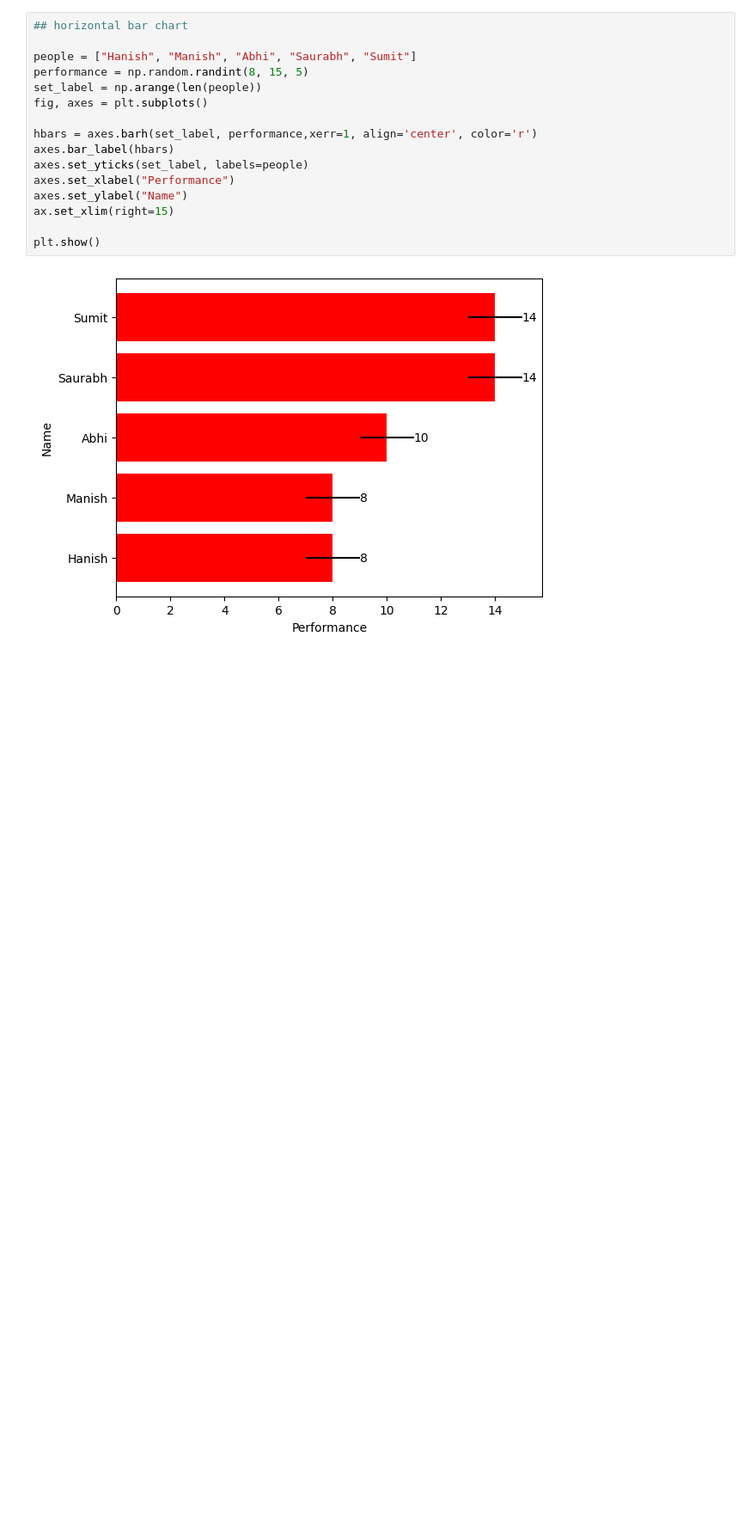
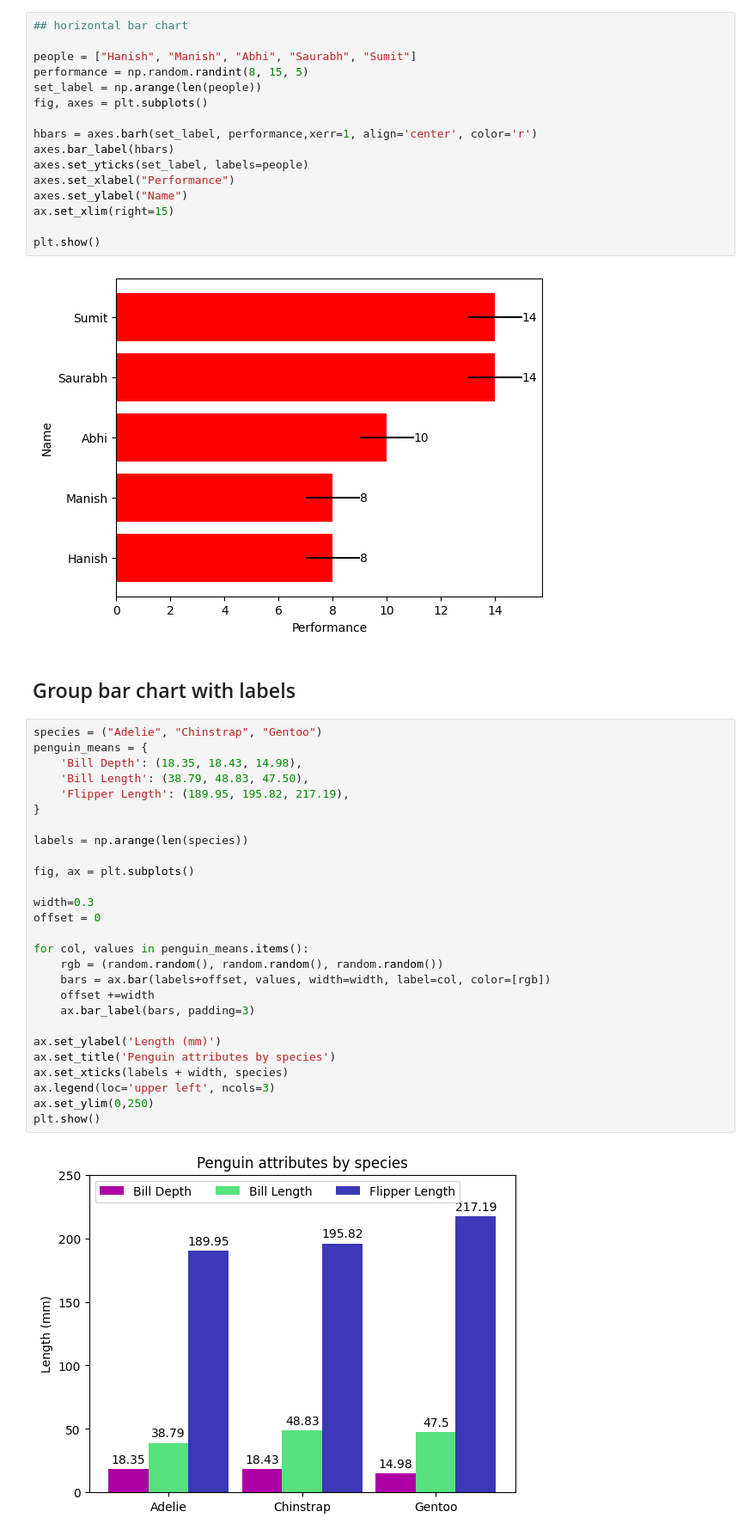
Before and after one commit to abhisunny2610/Data-Science, a Jupyter notebook: Visualization/PW SKILLS/Matplotlib Charts.ipynb, the cells around one changed output. Shown at 86% size. Cells and saved outputs as stored; diff of their text form; blank space fills up the shorter version.

Commit message:
Work on matplotlib charts

```diff
--- a/Visualization/PW SKILLS/Matplotlib Charts.ipynb
+++ b/Visualization/PW SKILLS/Matplotlib Charts.ipynb
@@ -101,3 +101,34 @@ ax.set_xlim(right=15)
 plt.show()
 # %% [output]
 [figure]
+# %% [markdown]
+## Group bar chart with labels
+# %%
+species = ("Adelie", "Chinstrap", "Gentoo")
+penguin_means = {
+    'Bill Depth': (18.35, 18.43, 14.98),
+    'Bill Length': (38.79, 48.83, 47.50),
+    'Flipper Length': (189.95, 195.82, 217.19),
+}
+
+labels = np.arange(len(species))
+
+fig, ax = plt.subplots()
+
+width=0.3
+offset = 0
+
+for col, values in penguin_means.items():
+    rgb = (random.random(), random.random(), random.random())
+    bars = ax.bar(labels+offset, values, width=width, label=col, color=[rgb])
+    offset +=width
+    ax.bar_label(bars, padding=3)
+
+ax.set_ylabel('Length (mm)')
+ax.set_title('Penguin attributes by species')
+ax.set_xticks(labels + width, species)
+ax.legend(loc='upper left', ncols=3)
+ax.set_ylim(0,250)
+plt.show()
+# %% [output]
+[figure, added]
```
Also changed, not shown: parts of 1 cell of this notebook.
